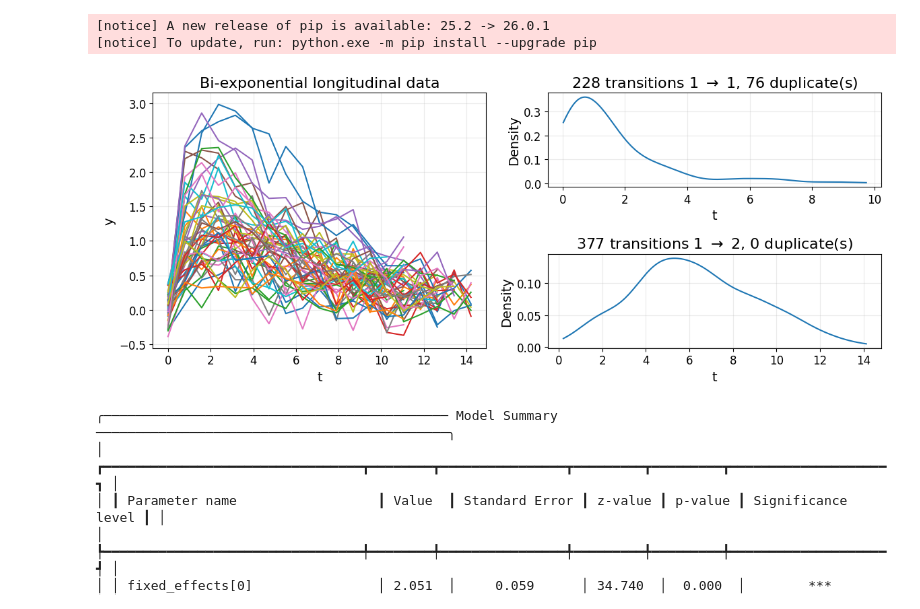
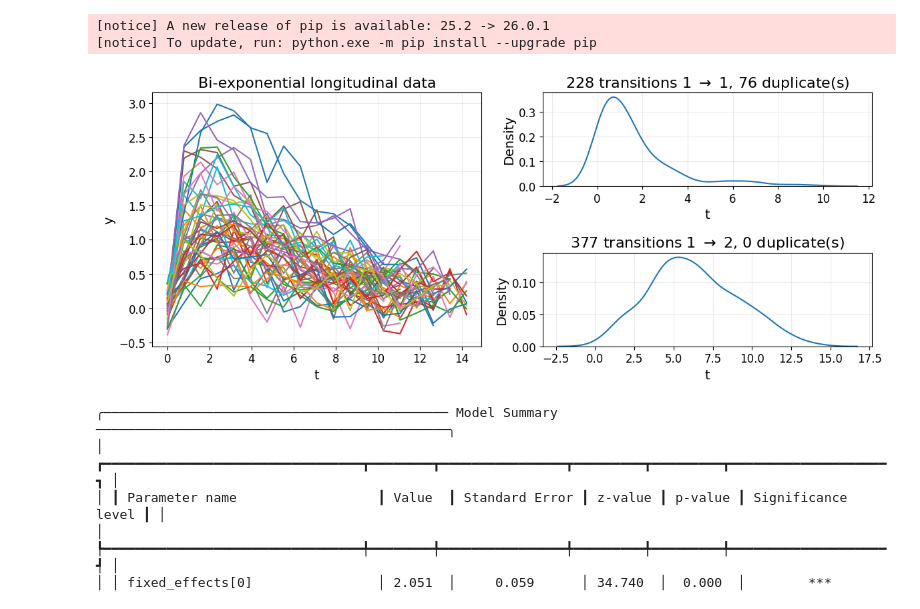
Before and after one commit to felixlaplante0/jmstate, a Jupyter notebook: scripts/fitting-test.ipynb, the cells around one changed output. Cells and saved outputs as stored; diff of their text form; code cells hidden in the pictures.

Commit message:
Add seaborn plot

```diff
--- a/scripts/fitting-test.ipynb
+++ b/scripts/fitting-test.ipynb
@@ -117,9 +118,9 @@ true_parameters = ModelParameters(
     x_coefs,
 )
 # %%
-from jmstate.types import ModelData, SampleData
+import seaborn as sns
+from jmstate.types import ModelData
 from jmstate.utils import build_buckets
-from scipy.stats import gaussian_kde
 
 # Declare the true underlying model
 true_model = MultiStateJointModel(design, true_parameters)
@@ -130,7 +131,6 @@ data = ModelData(*gen_data(500, 20, true_model))
 data.x = data.x[:, [0]]
 
 buckets = build_buckets(data.trajectories)
-
 
 with plt.rc_context(
     {
@@ -139,38 +139,35 @@ with plt.rc_context(
         "axes.labelsize": 14,
         "xtick.labelsize": 12,
         "ytick.labelsize": 12,
         "legend.fontsize": 12,
     }
 ):
     fig = plt.figure(figsize=(12, 5))
 
     ax_left = fig.add_subplot(1, 2, 1)
     ax_left.plot(data.t, data.y[:50, ..., 0].T)
     ax_left.set_title("Bi-exponential longitudinal data")
     ax_left.set_xlabel("t")
     ax_left.set_ylabel("y")
     ax_left.grid(alpha=0.25)
 
     for i, (key, (idxs, _, t1)) in enumerate(buckets.items()):
         ax_right = fig.add_subplot(2, 2, 2 + 2 * i)
         n = idxs.numel() - torch.unique(idxs).numel()
-        t1_np = t1.numpy().ravel()
 
-        kde = gaussian_kde(t1_np)
-        t_grid = np.linspace(t1_np.min(), t1_np.max(), 300)
-        ax_right.plot(t_grid, kde(t_grid))
+        sns.kdeplot(t1.numpy().ravel(), ax=ax_right)
         ax_right.set_title(
             rf"{idxs.numel()} transitions {key[0]} $\to$ {key[1]}, {n} duplicate(s)"
         )
         ax_right.set_xlabel("t")
         ax_right.set_ylabel("Density")
         ax_right.grid(alpha=0.25)
 
     plt.tight_layout()
     plt.savefig("../figures/simulated-sample.pdf")
     plt.show()
 # %% [output]
-[figure, old version]
+[figure, new version]
 # %%
 # Declares initial parameters; zero mean and unit variance
 def init_params_correct():
```
Also changed, not shown: parts of 2 cells of this notebook, 1 other file.
